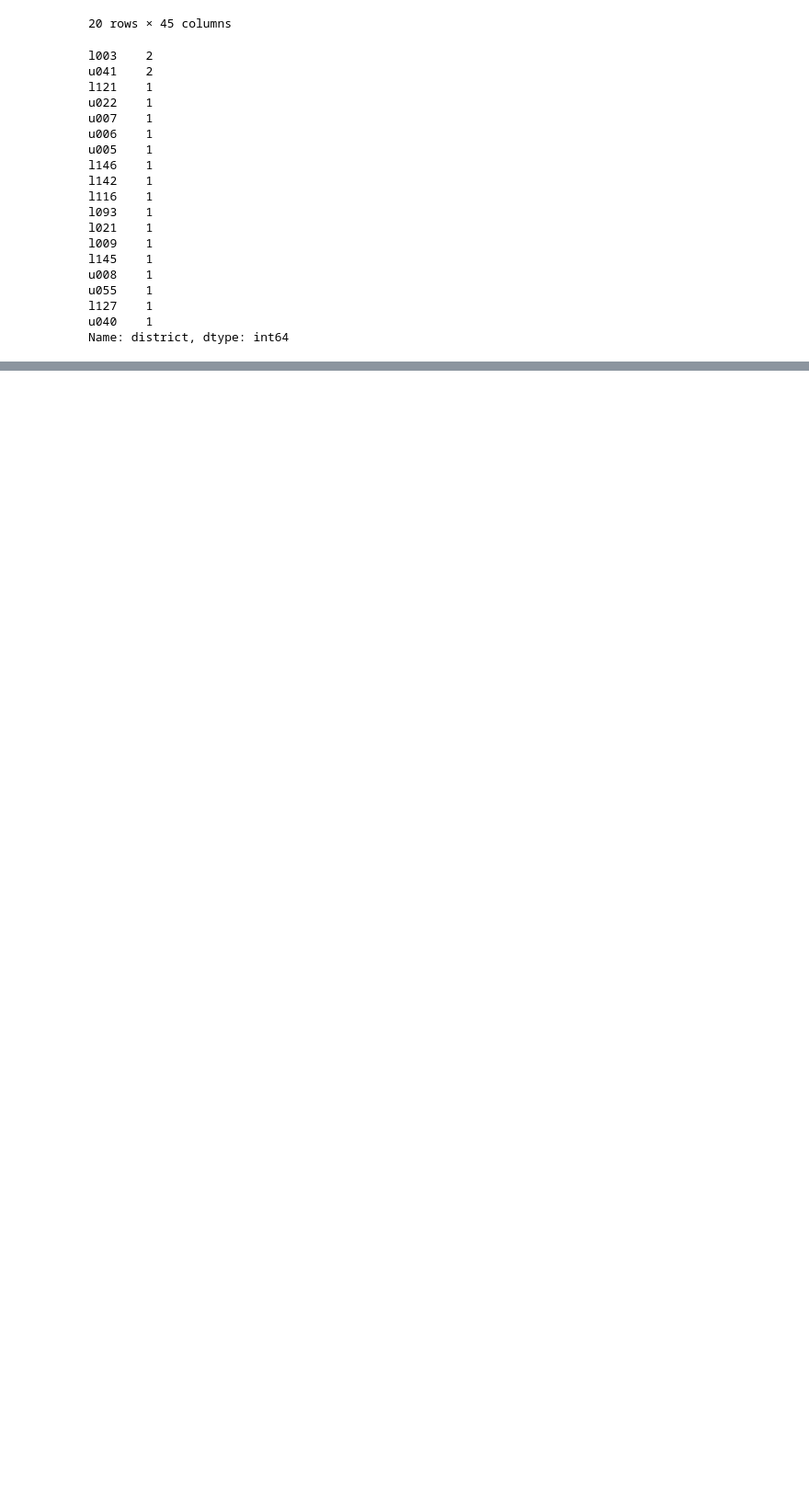
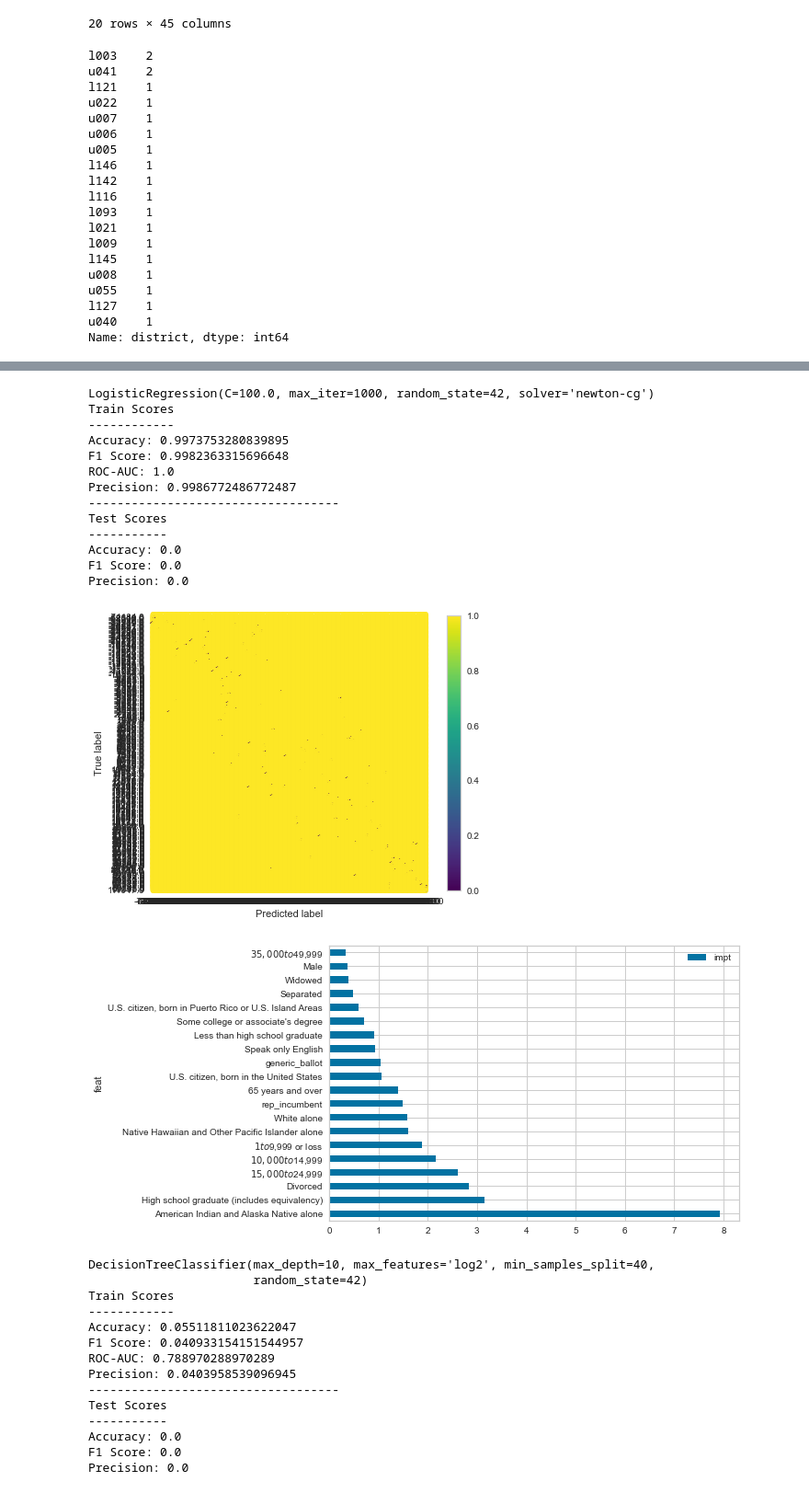
Before and after one commit to stone-ericm/State-Legislature-Election-Modeling, a Jupyter notebook: notebook.ipynb, the cells around one changed output, grey strips where cells are left out. Shown at 92% size. Drawn from its saved outputs; the diff is of its cells as text; code cells hidden in the pictures; blank space fills up the shorter version.

Commit message:
basic models run, scores are broken

```diff
--- a/notebook.ipynb
+++ b/notebook.ipynb
@@ -831,0 +986,17 @@ Name: district, dtype: int64
+# %%
+target
+
+bins = target.quantile(np.linspace(0, 1, num=6)).values
+names = [str(x) for x in target.quantile(np.linspace(0, 1, num=6)).values[1:]]
+
+target1 = pd.cut(target, bins, labels=names)
+
+# df = pd.DataFrame({'Age': [99, 53, 71, 84, 84],
+#                    'Age_units': ['Y', 'Y', 'Y', 'Y', 'Y']})
+
+# bins = [0, 2, 18, 35, 65]
+# names = ['<2', '2-18', '18-35', '35-65', '65+']
+
+# d = dict(enumerate(names, 1))
+
+# np.vectorize(d.get)(np.digitize(target, bins))
@@ -831,0 +1029,4 @@ Name: district, dtype: int64
+# %%
+target1 = target1.astype(float)
+# %%
+target1 = ['{:.0f}'.format(x) for x in target1]
@@ -831,0 +1043,2 @@ Name: district, dtype: int64
+# %%
+target1[374] = '-11485'
@@ -831,0 +1289,40 @@ Name: district, dtype: int64
+# %%
+# collecting the statistical scores for direct comparison
+score = {}
+
+for each in models:
+    print(each[1]['classifier'])
+    mr = ModelRunner(model = each, neutral = True, data = data.drop(['district'], axis=1), target = target)
+    mr.run_model()
+    for key, value in mr.score.items():
+        score[key] = value
+# %% [output]
+LogisticRegression(C=100.0, max_iter=1000, random_state=42, solver='newton-cg')
+Train Scores
+------------
+Accuracy: 0.9973753280839895
+F1 Score: 0.9982363315696648
+ROC-AUC: 1.0
+Precision: 0.9986772486772487
+-----------------------------------
+Test Scores
+-----------
+Accuracy: 0.0
+F1 Score: 0.0
+Precision: 0.0
+[figure, added]
+[figure, added]
+DecisionTreeClassifier(max_depth=10, max_features='log2', min_samples_split=40,
+                       random_state=42)
+Train Scores
+------------
+Accuracy: 0.05511811023622047
+F1 Score: 0.040933154151544957
+ROC-AUC: 0.788970288970289
+Precision: 0.0403958539096945
+-----------------------------------
+Test Scores
+-----------
+Accuracy: 0.0
+F1 Score: 0.0
+Precision: 0.0
```
Also changed, not shown: parts of 33 cells of this notebook.
